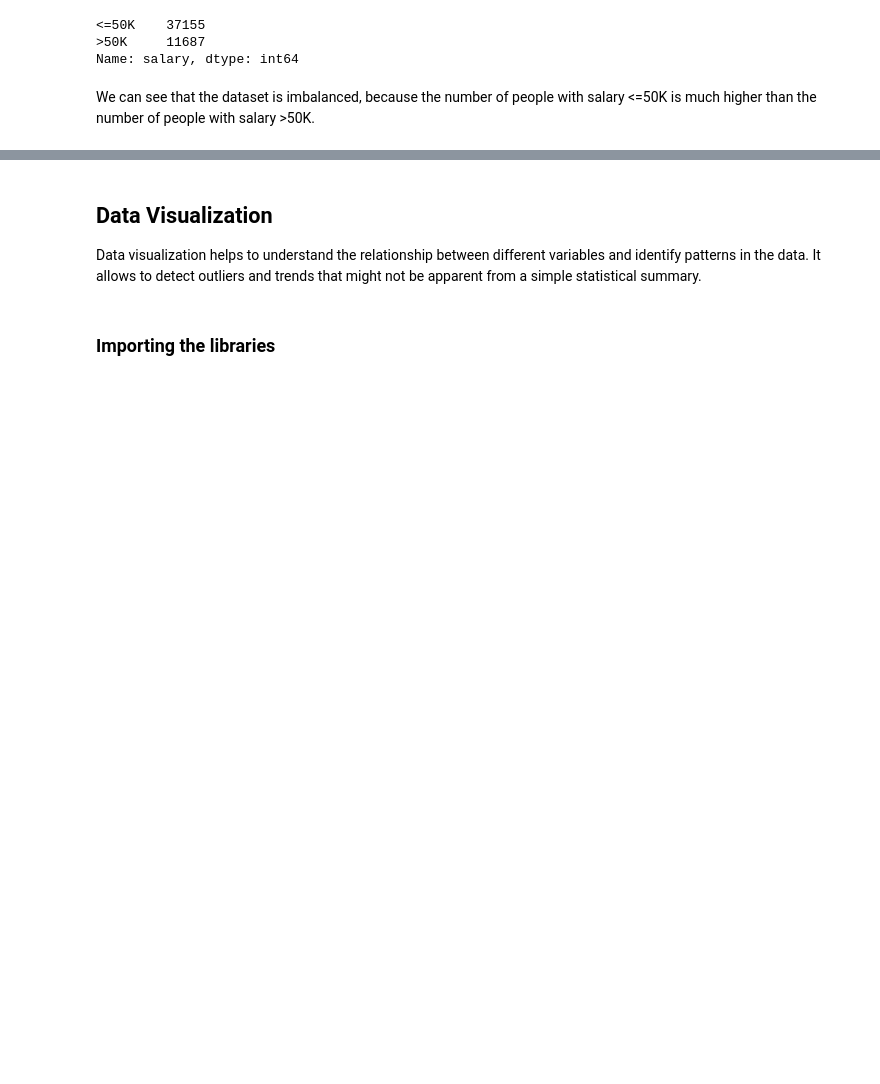
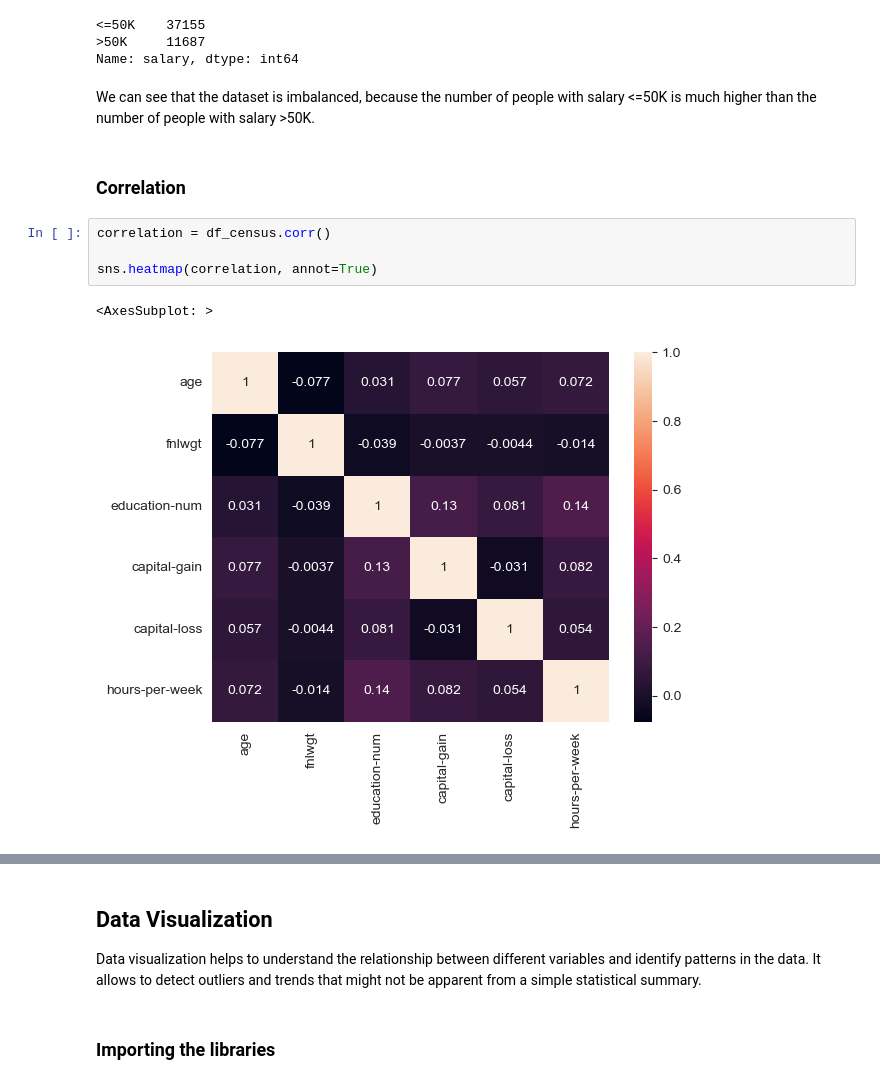
Before and after one commit to markusremplbauer/ai-census, a Jupyter notebook: ai-census.ipynb, the cells around one changed output, grey strips where cells are left out. Drawn from its saved outputs; the diff is of its cells as text; blank space fills up the shorter version.

Commit message:
add correlation

```diff
--- a/ai-census.ipynb
+++ b/ai-census.ipynb
@@ -269,3 +269,12 @@ df_census['salary'].value_counts()
 Name: salary, dtype: int64
 # %% [markdown]
 We can see that the dataset is imbalanced, because the number of people with salary <=50K is much higher than the number of people with salary >50K.
+# %% [markdown]
+### Correlation
+# %%
+correlation = df_census.corr()
+
+sns.heatmap(correlation, annot=True)
+# %% [output]
+<AxesSubplot: >
+[figure, added]
```
Also changed, not shown: parts of 2 cells of this notebook.
